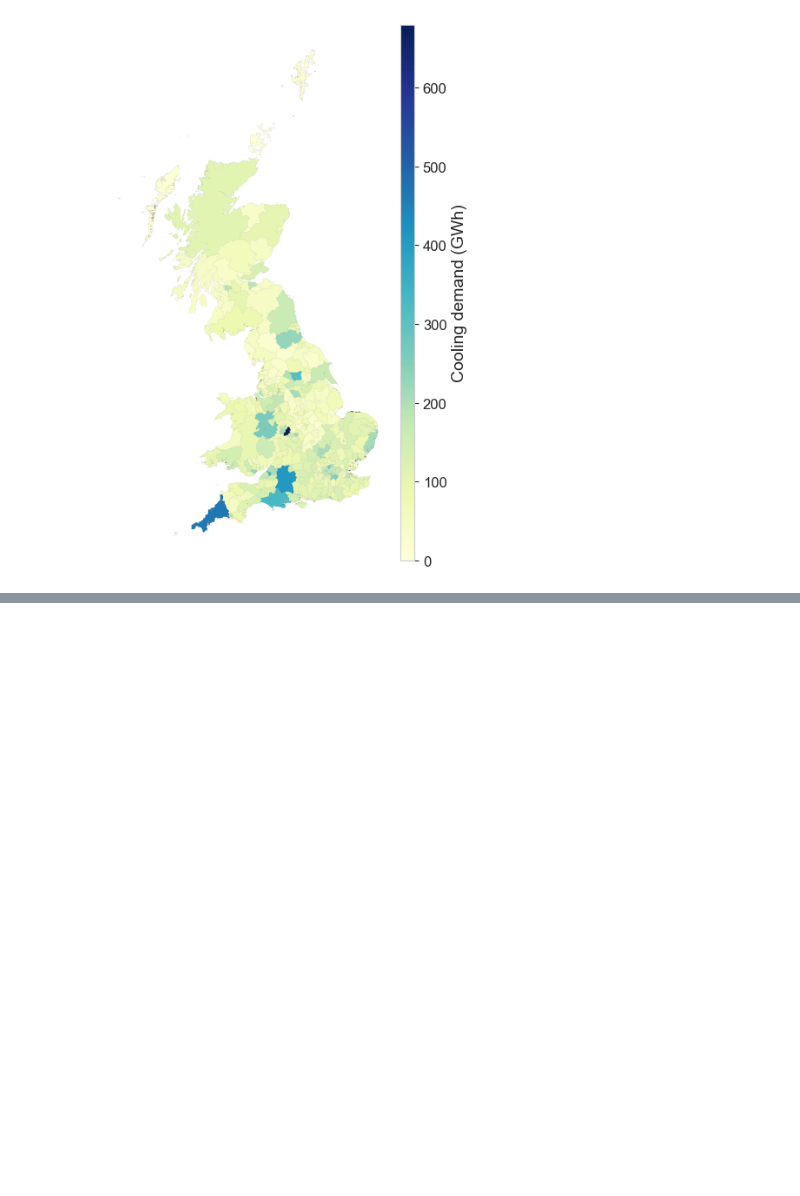
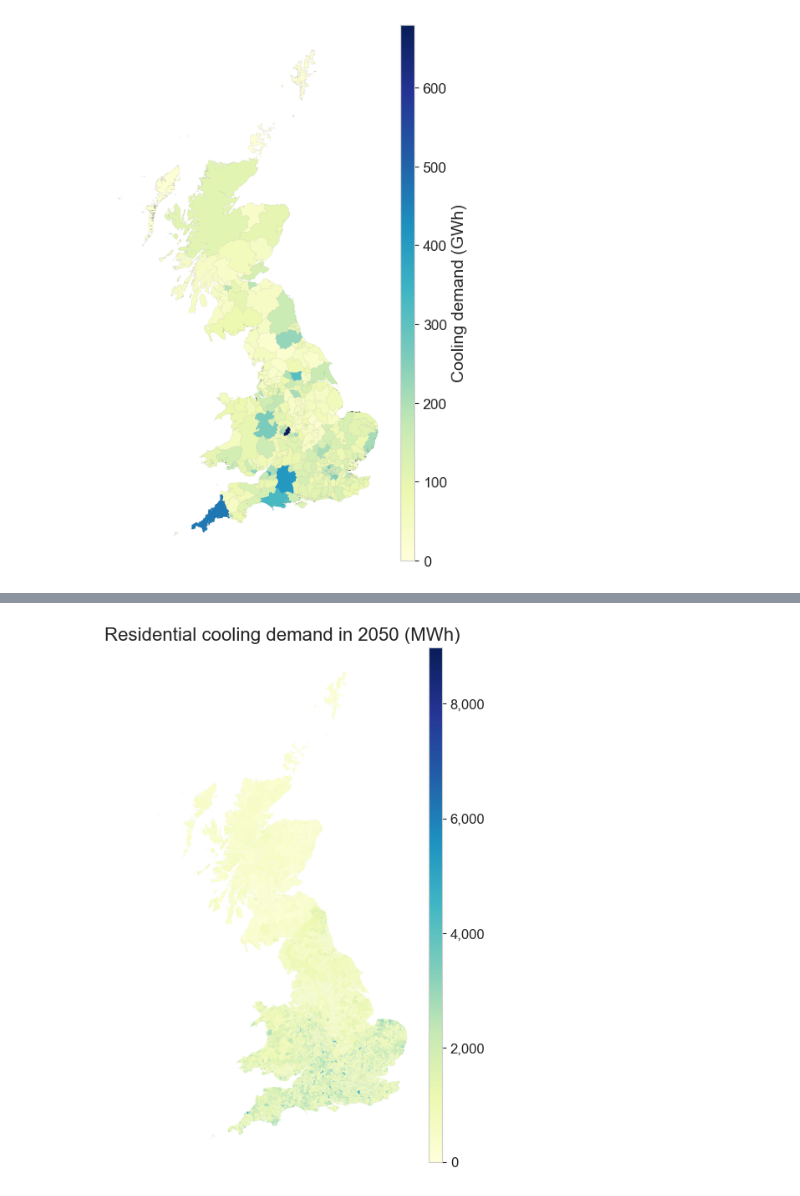
Before and after one commit to AlexandreLab/cooling_demand_UK, a Jupyter notebook: notebooks/visualisation_paper.ipynb, the cells around one changed output, grey strips where cells are left out. Drawn from its saved outputs; the diff is of its cells as text; code cells hidden in the pictures; blank space fills up the shorter version.

```diff
--- a/notebooks/visualisation_paper.ipynb
+++ b/notebooks/visualisation_paper.ipynb
@@ -713,0 +709,19 @@ fig
+# %%
+pathlist = (Path(PATH_RESULTS)/'simulation').rglob('*_total_heating_outputs.csv')
+
+lsoa_to_index_dict = dict(residential_data.reset_index().groupby('LSOA_code')['Index'].apply(list))
+
+frames:dict[str, pd.Series] = {}
+for temp_path in pathlist:
+  temp_sim_results = pd.read_csv(temp_path, index_col=0, parse_dates=True)
+  temp_sim_results.columns = [int(x) for x in temp_sim_results.columns]
+  for lsoa_code, list_index in lsoa_to_index_dict.items():
+    list_index_in_file = [
+        x for x in temp_sim_results.columns if x in list_index
+    ]
+    if len(list_index_in_file) > 0:
+      ic.ic(lsoa_code)
+      frames[lsoa_code] = -temp_sim_results[list_index].sum(axis=1)
+
+lsoa_cooling_demand = pd.concat(frames, axis=1)
+lsoa_cooling_demand.to_csv(PATH_RESULTS /'cooling_demand_lsoa.csv')
@@ -713,0 +746,9 @@ fig
+# %%
+map_df = viz_functions.get_UK_LSOA_map()
+summary_lsoa_cooling_demand = (lsoa_cooling_demand.sum()/1000).to_frame()
+summary_lsoa_cooling_demand.columns = ['Cooling demand (MWh)']
+map_df = pd.merge(map_df,
+                  summary_lsoa_cooling_demand,
+                  left_on='LSOA11CD',
+                  right_index=True)
+summary_lsoa_cooling_demand.describe()
@@ -713,0 +765,15 @@ fig
+# %%
+fig, ax = plt.subplots(figsize=(figsize_map))
+cmap_1 = "YlGnBu"
+target = f'Cooling demand (MWh)'
+map_obj = viz_functions.plot_map(map_df,
+                                 target,
+                                 ax,
+                                 vmin=0,
+                                 cmap=cmap_1,
+                                 legend=True, ticks=np.arange(0, 9000, 2000))
+
+ax.set_title(f"Residential cooling demand in 2050 (MWh)")
+fig
+# %% [output]
+[figure, added]
```
Also changed, not shown: parts of 5 cells of this notebook, 6 other files.
